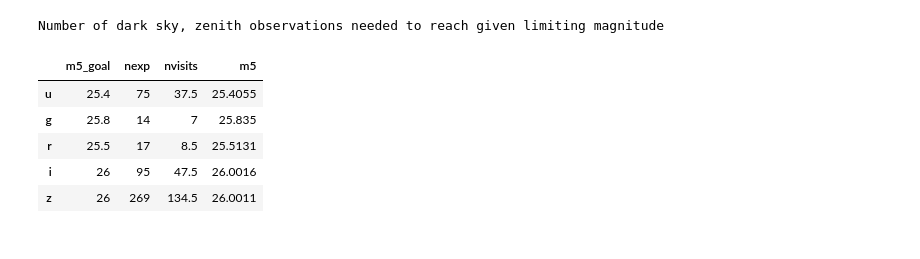
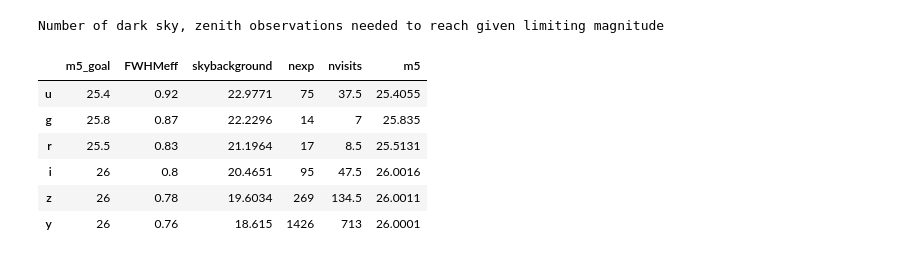
Before and after one commit to lsst/throughputs, a Jupyter notebook: examples/Number of exposures for given m5.ipynb, the cells around one changed output. Cells and saved outputs as stored; diff of their text form; code cells hidden in the pictures.

Commit message:
Updated number of exposures for given m5 notebook

```diff
--- a/examples/Number of exposures for given m5.ipynb
+++ b/examples/Number of exposures for given m5.ipynb
@@ -25,9 +31,10 @@ for f in filterlist:
 # %%
-plt.figure(figsize=(8,6))
+plt.figure(figsize=(10,7))
 colors = {'u': 'c', 'g': 'g', 'r': 'y', 'i': 'r', 'z': 'm', 'y': 'k'}
 for f in filterlist:
-    plt.plot(lsst_hardware[f].wavelen, lsst_hardware[f].sb, color=colors[f], label=f)
-    plt.plot(lsst_total[f].wavelen, lsst_total[f].sb, color=colors[f], linestyle=':')
+    plt.plot(lsst_hardware[f].wavelen, lsst_hardware[f].sb, color=colors[f], linestyle=':')
+    plt.plot(lsst_total[f].wavelen, lsst_total[f].sb, color=colors[f], linestyle='-', label=f)
+plt.plot(atmos.wavelen, atmos.sb, color='b', linestyle=':', label='Atmo')
 plt.legend(numpoints=1, fancybox=True)
 plt.xlabel('Wavelength (nm)')
 plt.ylim(0, 1)
@@ -96,0 +129,25 @@ For 100 exposures (50.0 visits)
+# %%
+# Calculate nexp needed to reach X limiting mag. (set m5goal) -- TEST with the same values as above. Expect 100 exp.
+m5goal = {'u': 25.562, 'g': 26.907, 'r': 26.478, 'i': 26.029, 'z': 25.463, 'y': 24.556}
+
+# yeah .. this is terribly brute-force. But it's fast enough.
+d = pd.DataFrame(index=m5goal.keys(), columns=['m5_goal', 'FWHMeff', 'skybackground', 'nexp', 'nvisits', 'm5'])
+lsstDefaults = photUtils.LSSTdefaults()
+for i, f in enumerate(m5goal):
+    fwhm = lsstDefaults.FWHMeff(f)
+    nexp = 1
+    photParams = photUtils.PhotometricParameters(exptime=15.0, nexp=nexp,
+                                                 effarea=effarea, readnoise=readnoise,
+                                                 othernoise=0, darkcurrent=0.2)
+    m5 = photUtils.SignalToNoise.calcM5(darksky, lsst_total[f], lsst_hardware[f], photParams, FWHMeff=fwhm)
+    while m5 < m5goal[f]:
+        nexp += 1
+        # calculating the sky background here is not necessary, but gives a nice table entry.
+        skybackground = darksky.calcMag(lsst_total[f])
+        photParams = photUtils.PhotometricParameters(exptime=15.0, nexp=nexp,
+                                                     effarea=effarea, readnoise=readnoise,
+                                                     othernoise=0, darkcurrent=0.2)
+        m5 = photUtils.SignalToNoise.calcM5(darksky, lsst_total[f], lsst_hardware[f], photParams, FWHMeff=fwhm)
+    d.iloc[i] = [m5goal[f], fwhm, skybackground, nexp, nexp/2., m5]
+print('Number of dark sky, zenith observations needed to reach given limiting magnitude')
+d
@@ -97,32 +163,33 @@ For 100 exposures (50.0 visits)
 # %%
-# Calculate nexp needed to reach X limiting mag. (set m5goal)
-m5goal = {'u': 25.4, 'g': 25.8, 'r': 25.5, 'i': 26, 'z': 26}
-effarea = np.pi * (6.423/2.*100.)**2
-readnoise = 8.8
+# Calculate nexp needed to reach X limiting mag. (set any m5goal)
+m5goal = {'u': 25.4, 'g': 25.8, 'r': 25.5, 'i': 26, 'z': 26, 'y': 26}
+
 # yeah .. this is terribly brute-force. But it's fast enough.
-d = pd.DataFrame(index=m5goal.keys(), columns=['m5_goal', 'nexp', 'nvisits', 'm5'])
+d = pd.DataFrame(index=m5goal.keys(), columns=['m5_goal', 'FWHMeff', 'skybackground', 'nexp', 'nvisits', 'm5'])
 lsstDefaults = photUtils.LSSTdefaults()
 for i, f in enumerate(m5goal):
     fwhm = lsstDefaults.FWHMeff(f)
     nexp = 1
     photParams = photUtils.PhotometricParameters(exptime=15.0, nexp=nexp,
                                                  effarea=effarea, readnoise=readnoise,
                                                  othernoise=0, darkcurrent=0.2)
     m5 = photUtils.SignalToNoise.calcM5(darksky, lsst_total[f], lsst_hardware[f], photParams, FWHMeff=fwhm)
     while m5 < m5goal[f]:
         nexp += 1
+        skybackground = darksky.calcMag(lsst_total[f])
         photParams = photUtils.PhotometricParameters(exptime=15.0, nexp=nexp,
                                                      effarea=effarea, readnoise=readnoise,
                                                      othernoise=0, darkcurrent=0.2)
         m5 = photUtils.SignalToNoise.calcM5(darksky, lsst_total[f], lsst_hardware[f], photParams, FWHMeff=fwhm)
-    d.iloc[i] = [m5goal[f], nexp, nexp/2., m5]
+    d.iloc[i] = [m5goal[f], fwhm, skybackground, nexp, nexp/2., m5]
 print('Number of dark sky, zenith observations needed to reach given limiting magnitude')
 d
 # %% [output]
 Number of dark sky, zenith observations needed to reach given limiting magnitude
-|  | m5_goal | nexp | nvisits | m5 |
-| u | 25.4 | 75 | 37.5 | 25.4055 |
-| g | 25.8 | 14 | 7 | 25.835 |
-| r | 25.5 | 17 | 8.5 | 25.5131 |
-| i | 26 | 95 | 47.5 | 26.0016 |
-| z | 26 | 269 | 134.5 | 26.0011 |
+|  | m5_goal | FWHMeff | skybackground | nexp | nvisits | m5 |
+| u | 25.4 | 0.92 | 22.9771 | 75 | 37.5 | 25.4055 |
+| g | 25.8 | 0.87 | 22.2296 | 14 | 7 | 25.835 |
+| r | 25.5 | 0.83 | 21.1964 | 17 | 8.5 | 25.5131 |
+| i | 26 | 0.8 | 20.4651 | 95 | 47.5 | 26.0016 |
+| z | 26 | 0.78 | 19.6034 | 269 | 134.5 | 26.0011 |
+| y | 26 | 0.76 | 18.615 | 1426 | 713 | 26.0001 |
```
Also changed, not shown: parts of 15 cells of this notebook.
